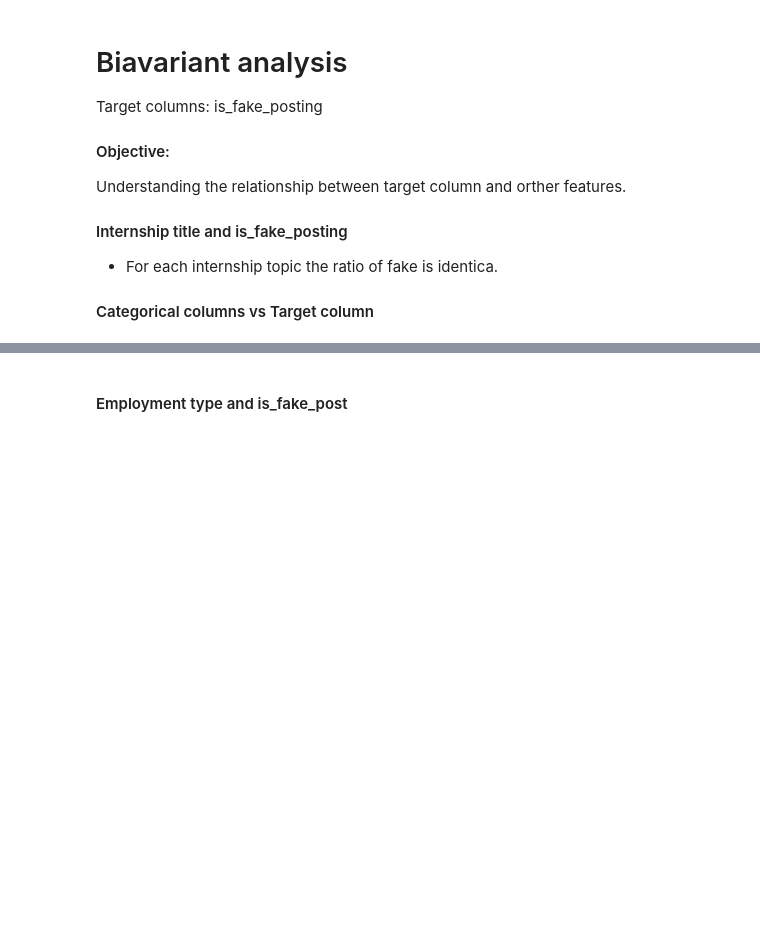
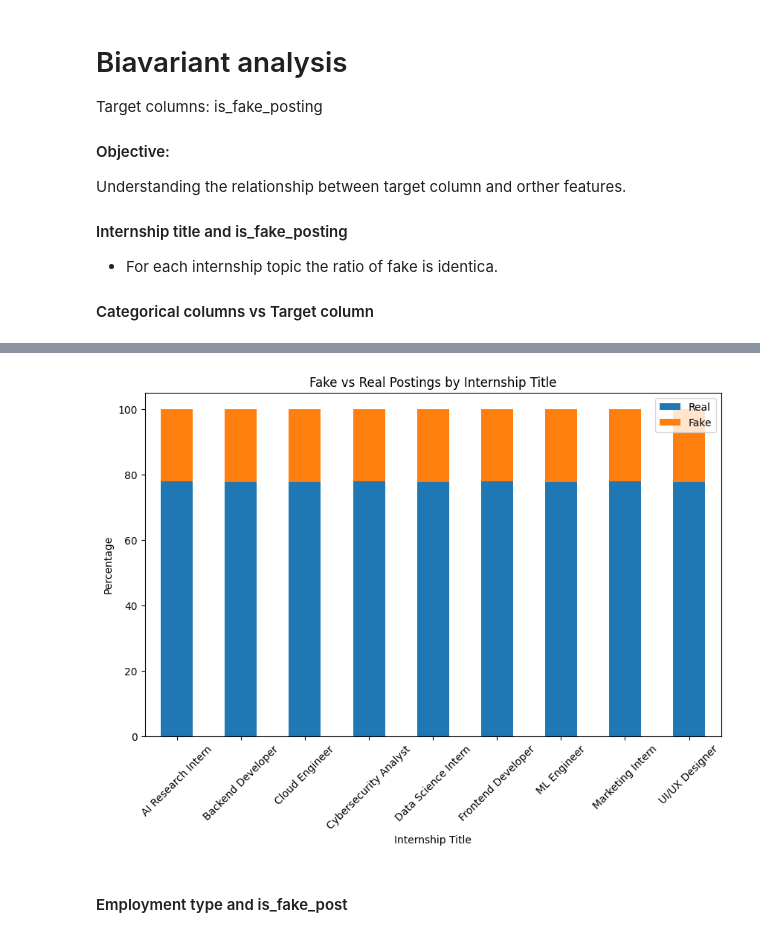
Before and after one commit to therai0/data_analysis_intership_scam, a Jupyter notebook: notebook/eda_fake_internship.ipynb, the cells around one changed output, grey strips where cells are left out. Drawn from its saved outputs; the diff is of its cells as text; code cells hidden in the pictures; blank space fills up the shorter version.

```diff
--- a/notebook/eda_fake_internship.ipynb
+++ b/notebook/eda_fake_internship.ipynb
@@ -917,7 +917,7 @@ Understanding the relationship between target column and orther features.
 
 #### Categorical columns vs Target column
 # %%
-pd.crosstab(
+ct = pd.crosstab(
     df["internship_title"],
     df["is_fake_posting"],
     normalize="index"
@@ -937,3 +939,17 @@ pd.crosstab(
+# %%
+ct.plot(
+    kind="bar",
+    stacked=True,
+    figsize=(10, 6)
+)
+plt.ylabel("Percentage")
+plt.xlabel("Internship Title")
+plt.title("Fake vs Real Postings by Internship Title")
+plt.legend(["Real", "Fake"])
+plt.xticks(rotation=45)
+plt.show()
+# %% [output]
+[figure, added]
 # %% [markdown]
 #### Employment type and is_fake_post
 # %%
```
Also changed, not shown: parts of 9 cells of this notebook, 4 other files.
